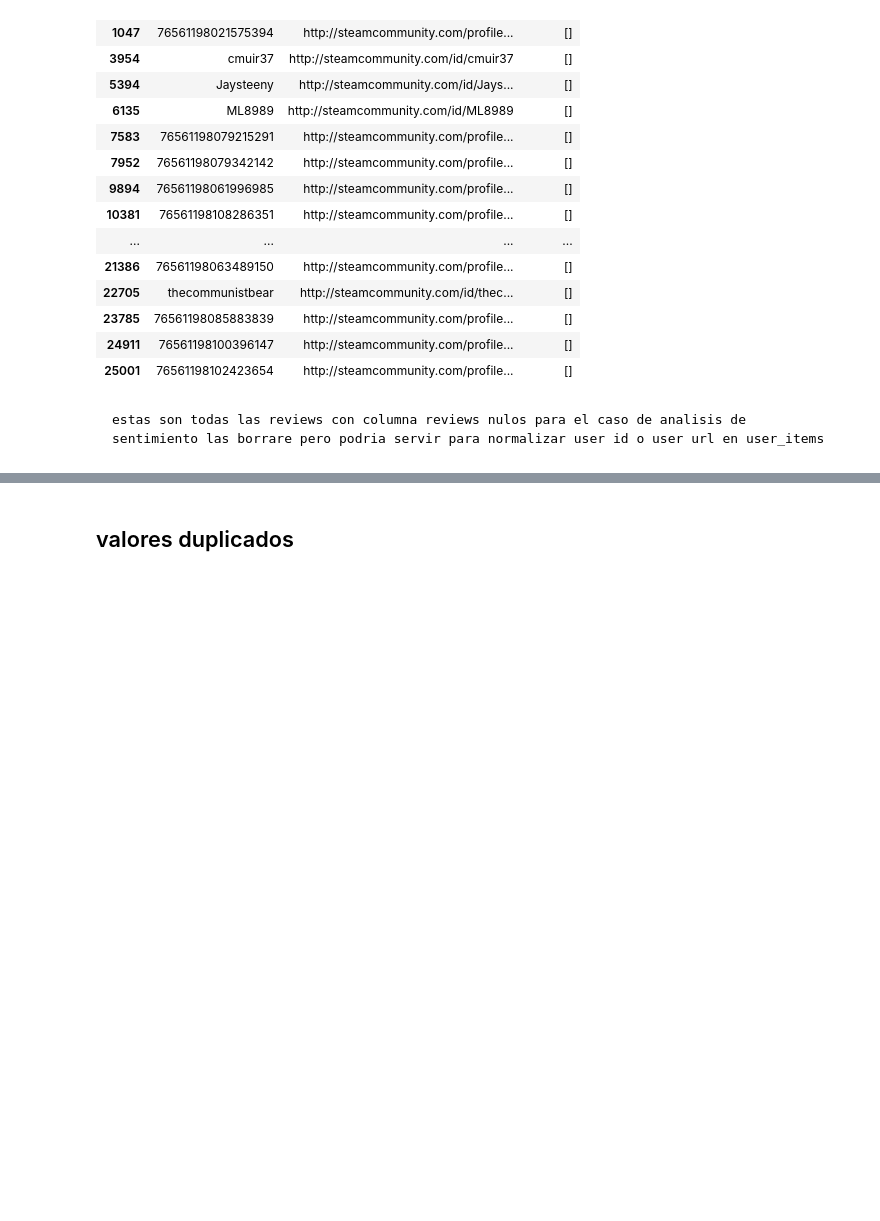
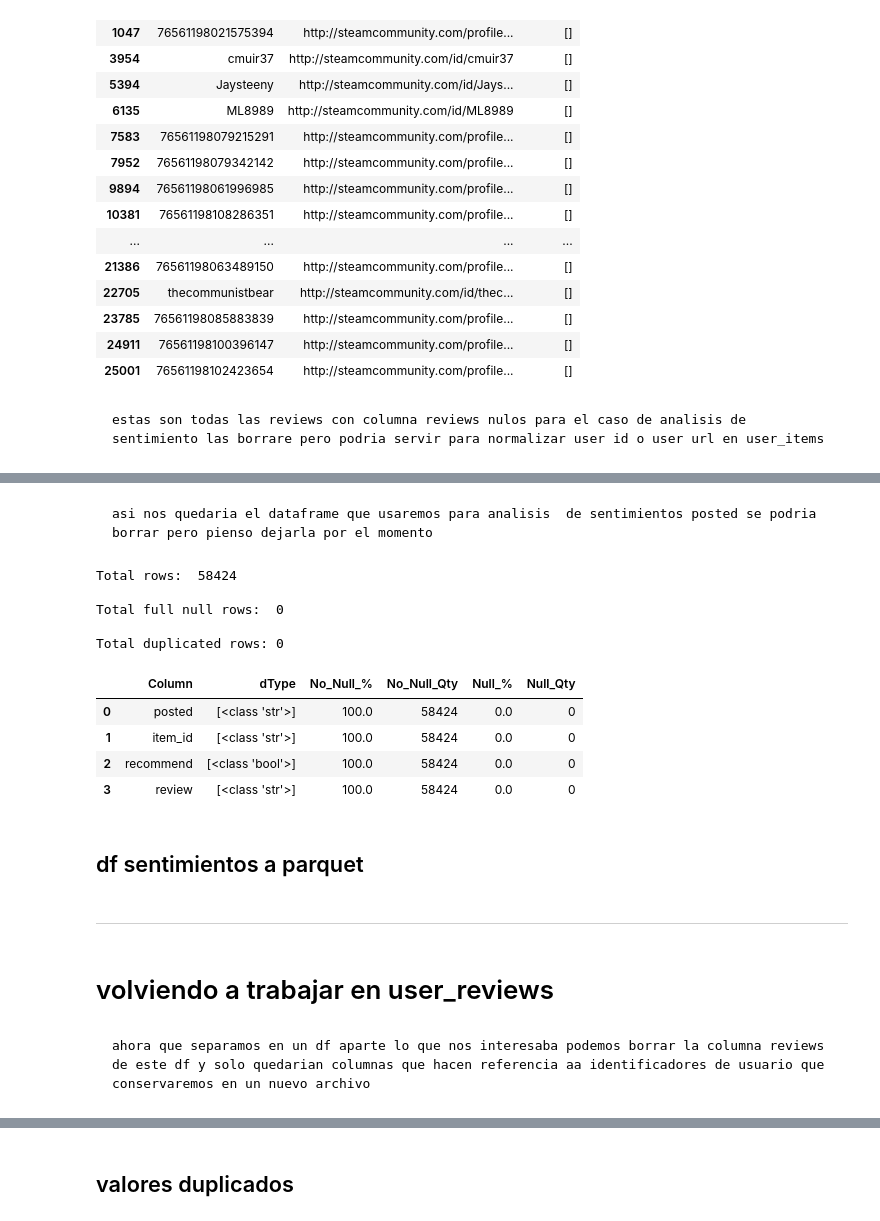
Before and after one commit to tDelbarco/PI_ML_OPS, a Jupyter notebook: ETL_&_EDA/ETL_def.ipynb, the cells around one changed output, grey strips where cells are left out. Saved outputs shown, nothing was run; the diff lists cells and outputs as text; code cells hidden in the pictures; blank space fills up the shorter version.

```diff
--- a/ETL_&_EDA/ETL_def.ipynb
+++ b/ETL_&_EDA/ETL_def.ipynb
@@ -612,0 +648,15 @@ var
+# %% [markdown]
+    asi nos quedaria el dataframe que usaremos para analisis  de sentimientos posted se podria borrar pero pienso dejarla por el momento
+# %%
+etf.data_review(df_sentimientos)
+# %% [output]
+Total rows:  58424
+
+Total full null rows:  0
+
+Total duplicated rows: 0
+|  | Column | dType | No_Null_% | No_Null_Qty | Null_% | Null_Qty |
+| 0 | posted | [<class 'str'>] | 100.0 | 58424 | 0.0 | 0 |
+| 1 | item_id | [<class 'str'>] | 100.0 | 58424 | 0.0 | 0 |
+| 2 | recommend | [<class 'bool'>] | 100.0 | 58424 | 0.0 | 0 |
+| 3 | review | [<class 'str'>] | 100.0 | 58424 | 0.0 | 0 |
@@ -612,0 +665,2 @@ var
+# %% [markdown]
+## df sentimientos a parquet
@@ -613,2 +669,8 @@ var
+# %% [markdown]
+----------------------------------------------------------
+# %% [markdown]
+# volviendo a trabajar en user_reviews
+# %% [markdown]
+    ahora que separamos en un df aparte lo que nos interesaba podemos borrar la columna reviews de este df y solo quedarian columnas que hacen referencia aa identificadores de usuario que conservaremos en un nuevo archivo
 # %%
 df_ur["reviews"]
```
Also changed, not shown: parts of 15 cells of this notebook, 3 other files.
